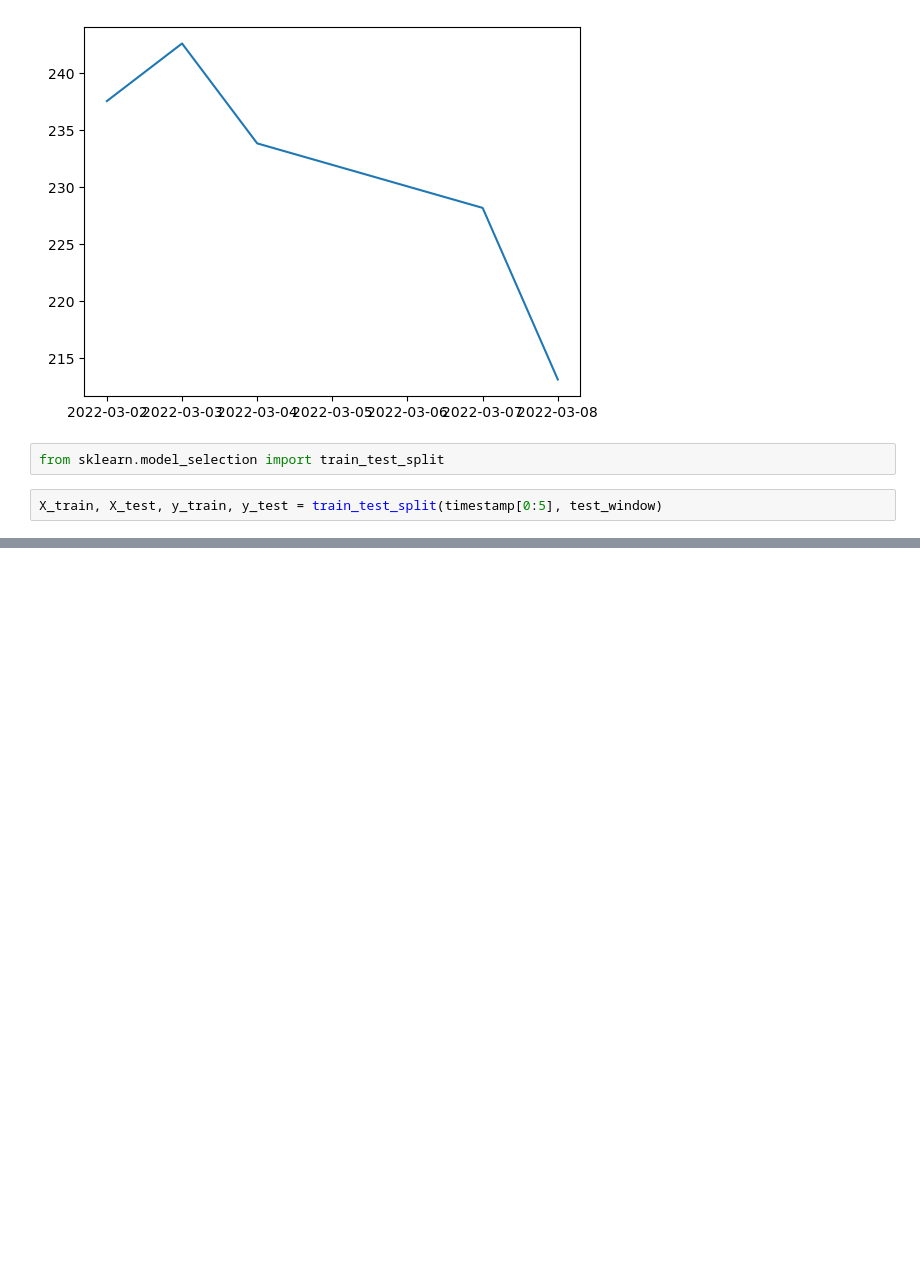
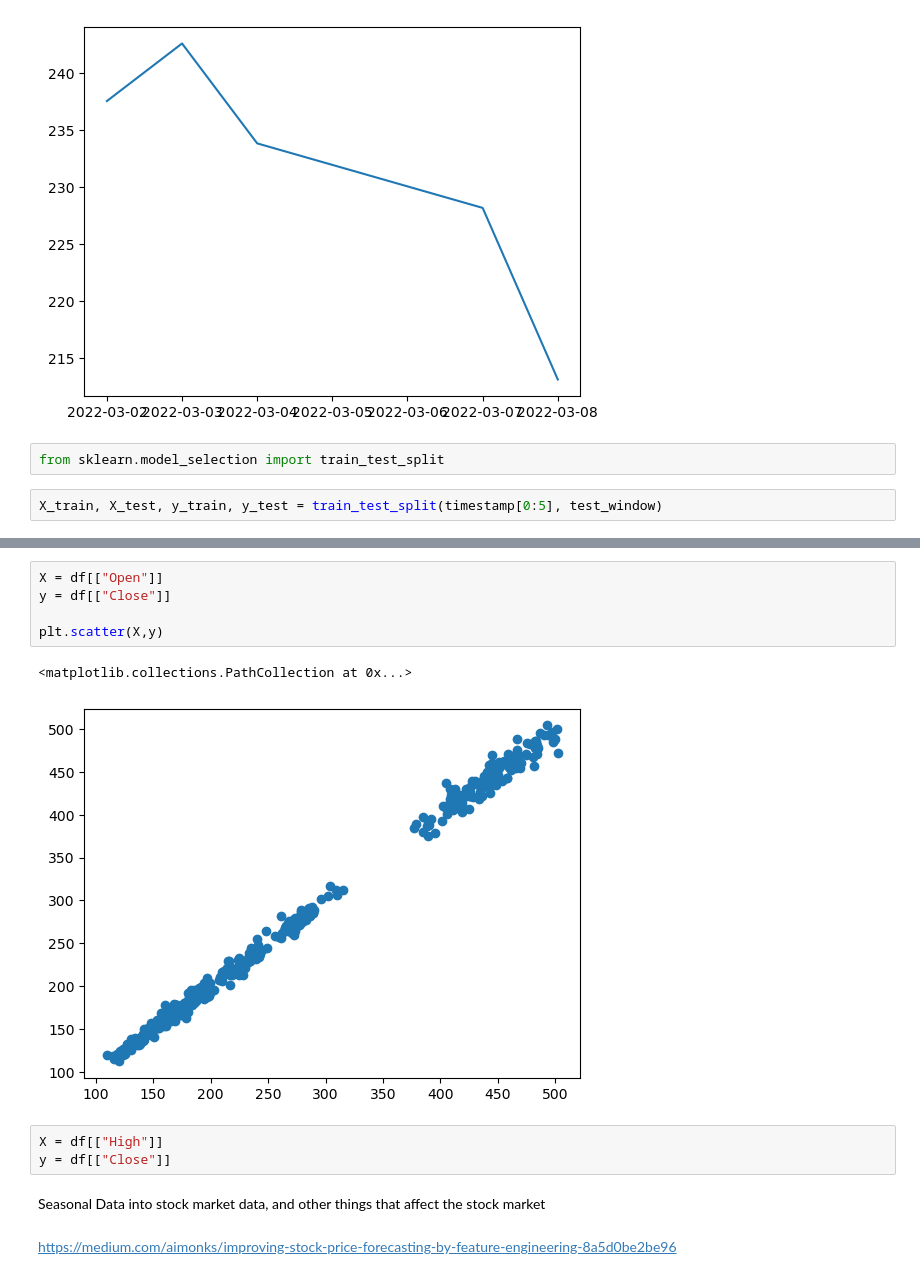
Before and after one commit to mrrkdas/Finance, a Jupyter notebook: Project/projectv2.ipynb, the cells around one changed output, grey strips where cells are left out. Drawn from its saved outputs; the diff is of its cells as text; blank space fills up the shorter version.

Commit message:
feature engineering

```diff
--- a/Project/projectv2.ipynb
+++ b/Project/projectv2.ipynb
@@ -130,0 +159,15 @@ TypeError: float() argument must be a string or a real number, not 'datetime.dat
+# %%
+X = df[["Open"]]
+y = df[["Close"]]
+
+plt.scatter(X,y)
+# %% [output]
+<matplotlib.collections.PathCollection at 0x...>
+[figure, added]
+# %%
+X = df[["High"]]
+y = df[["Close"]]
+# %% [markdown]
+Seasonal Data into stock market data, and other things that affect the stock market
+# %% [markdown]
+https://medium.com/aimonks/improving-stock-price-forecasting-by-feature-engineering-8a5d0be2be96
```
Also changed, not shown: parts of 4 cells of this notebook.
